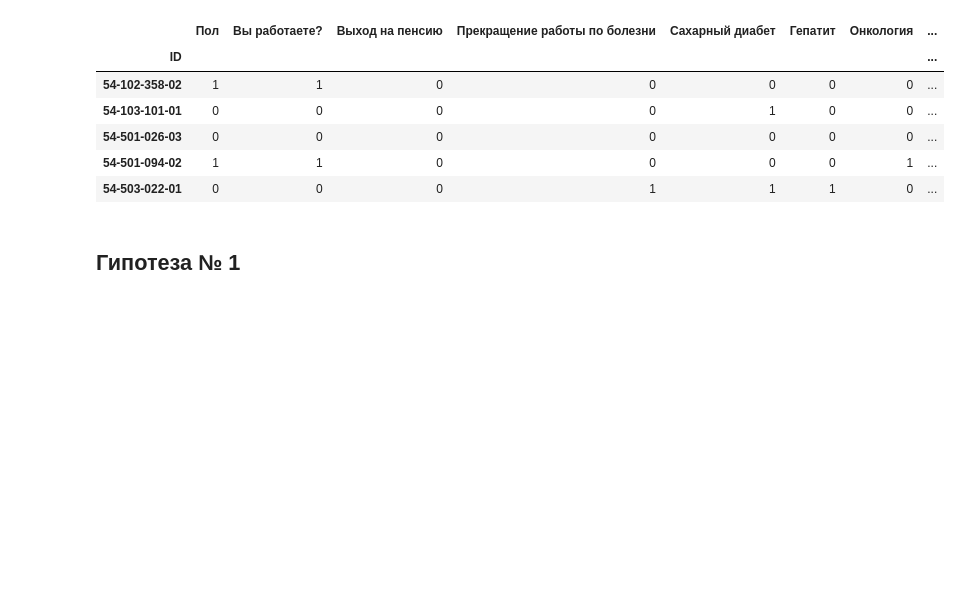
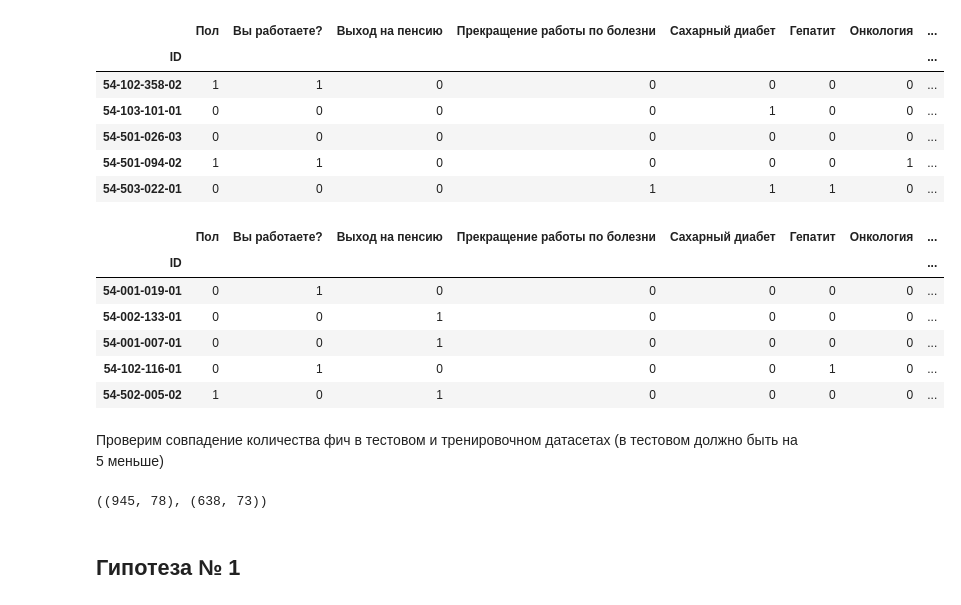
Before and after one commit to mic21053/AIchampionship, a Jupyter notebook: Championship.ipynb, the cells around one changed output. Drawn from its saved outputs; the diff is of its cells as text; code cells hidden in the pictures; blank space fills up the shorter version.

```diff
--- a/Championship.ipynb
+++ b/Championship.ipynb
@@ -190,6 +340,7 @@ def sleep_time(x):
         x += 24
     return x
 df['Время сна'] = df['Время сна'].apply(lambda x: sleep_time(x))
+test_df['Время сна'] = test_df['Время сна'].apply(lambda x: sleep_time(x))
 # %% [markdown]
 Проверим достоверность полученных данных
 # %%
@@ -227,3 +381,6 @@ df = df[df['Время сна'] != 19]
 df = df.fillna(0)
 df[['Возраст курения', 'Сигарет в день', 'Возраст алког']] =\
 df[['Возраст курения', 'Сигарет в день', 'Возраст алког']].astype('int64')
+test_df = test_df.fillna(0)
+test_df[['Возраст курения', 'Сигарет в день', 'Возраст алког']] =\
+test_df[['Возраст курения', 'Сигарет в день', 'Возраст алког']].astype('int64')
@@ -295,3 +462,11 @@ print(f'{cats[0]} --> 0,  ', end = '')
 print(f'{cats[1]} --> 1.')
 # %% [output]
 В столбце "Пол":  Ж --> 0,  М --> 1.
+# %%
+print(f'В столбце "Пол":  ', end = '')
+cat_col = test_df['Пол'].astype('category')
+codes = cat_col.cat.codes
+cats = cat_col.cat.categories
+test_df.loc[:, 'Пол'] = codes
+print(f'{cats[0]} --> 0,  ', end = '')
+print(f'{cats[1]} --> 1.')
@@ -298,5 +475,6 @@ print(f'{cats[1]} --> 1.')
 # %%
 df = pd.get_dummies(df)
+test_df = pd.get_dummies(test_df)
 # %% [markdown]
 Переведем столбцы "Время засыпания" и "Время пробуждения" в целые числа.
 # %%
@@ -310,6 +488,23 @@ df.head()
 | 54-501-026-03 | 0 | 0 | 0 | 0 | 0 | 0 | 0 | ... |
 | 54-501-094-02 | 1 | 1 | 0 | 0 | 0 | 0 | 1 | ... |
 | 54-503-022-01 | 0 | 0 | 0 | 1 | 1 | 1 | 0 | ... |
+# %%
+test_df[['Время засыпания', 'Время пробуждения']] = test_df.loc[:, ['Время засыпания', 'Время пробуждения']].applymap(lambda x: int(x.hour))
+test_df.head()
+# %% [output]
+|  | Пол | Вы работаете? | Выход на пенсию | Прекращение работы по болезни | Сахарный диабет | Гепатит | Онкология | ... |
+| ID |  |  |  |  |  |  |  | ... |
+| 54-001-019-01 | 0 | 1 | 0 | 0 | 0 | 0 | 0 | ... |
+| 54-002-133-01 | 0 | 0 | 1 | 0 | 0 | 0 | 0 | ... |
+| 54-001-007-01 | 0 | 0 | 1 | 0 | 0 | 0 | 0 | ... |
+| 54-102-116-01 | 0 | 1 | 0 | 0 | 0 | 1 | 0 | ... |
+| 54-502-005-02 | 1 | 0 | 1 | 0 | 0 | 0 | 0 | ... |
+# %% [markdown]
+Проверим совпадение количества фич в тестовом и тренировочном датасетах (в тестовом должно быть на 5 меньше)
+# %%
+df.shape, test_df.shape
+# %% [output]
+((945, 78), (638, 73))
 # %% [markdown]
 ## Гипотеза № 1
 # %% [markdown]
```
Also changed, not shown: parts of 81 cells of this notebook.
